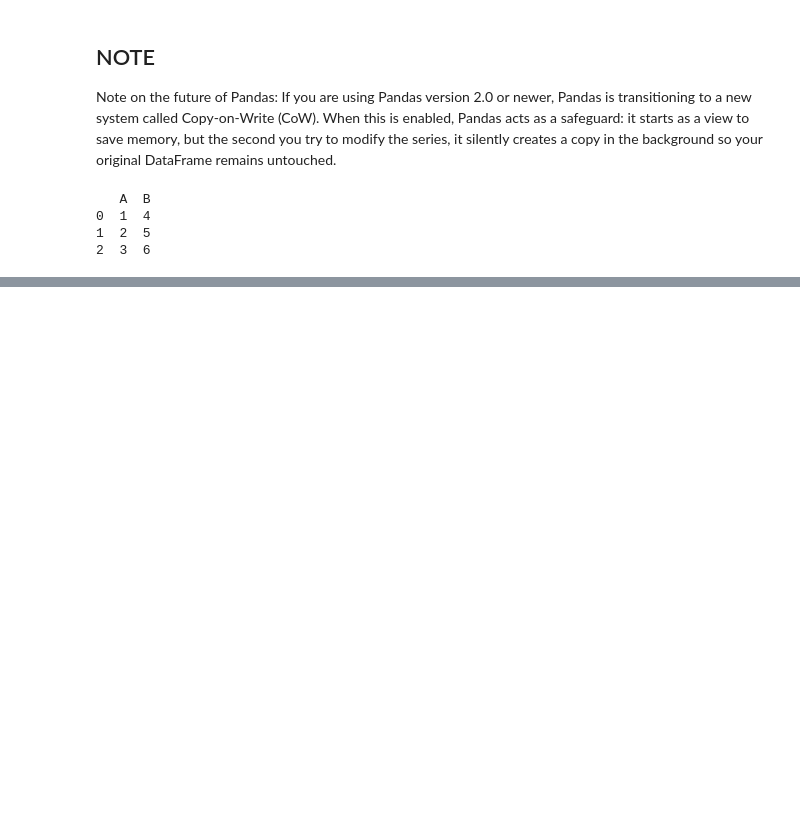
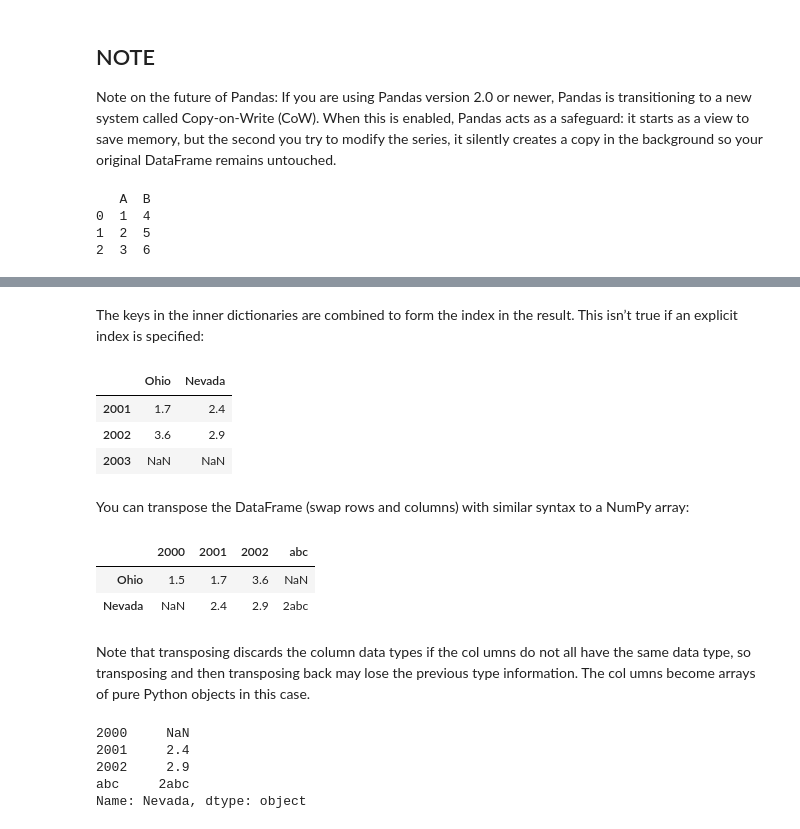
Before and after one commit to navneet-srivastava/python-data-analysis, a Jupyter notebook: pandas_tut.ipynb, the cells around one changed output, grey strips where cells are left out. Cells and saved outputs as stored; diff of their text form; code cells hidden in the pictures; blank space fills up the shorter version.

```diff
--- a/pandas_tut.ipynb
+++ b/pandas_tut.ipynb
@@ -487,0 +511,34 @@ my_series = df['A'].copy()
+# %% [markdown]
+The keys in the inner dictionaries are combined to form the index in the result. This
+isn’t true if an explicit index is specified:
+# %%
+pd.DataFrame(populations, index=[2001, 2002, 2003])
+# %% [output]
+|  | Ohio | Nevada |
+| 2001 | 1.7 | 2.4 |
+| 2002 | 3.6 | 2.9 |
+| 2003 | NaN | NaN |
+# %% [markdown]
+You can transpose the DataFrame (swap rows and columns) with similar syntax to a
+NumPy array:
+# %%
+frame3.T
+# %% [output]
+|  | 2000 | 2001 | 2002 | abc |
+| Ohio | 1.5 | 1.7 | 3.6 | NaN |
+| Nevada | NaN | 2.4 | 2.9 | 2abc |
+# %% [markdown]
+Note that transposing discards the column data types if the col
+umns
+do not all have the same data type, so transposing and then
+transposing back may lose the previous type information. The col
+umns
+become arrays of pure Python objects in this case.
+# %%
+frame3["Nevada"]
+# %% [output]
+2000     NaN
+2001     2.4
+2002     2.9
+abc     2abc
+Name: Nevada, dtype: object
```
Also changed, not shown: parts of 34 cells of this notebook, 1 other file.
